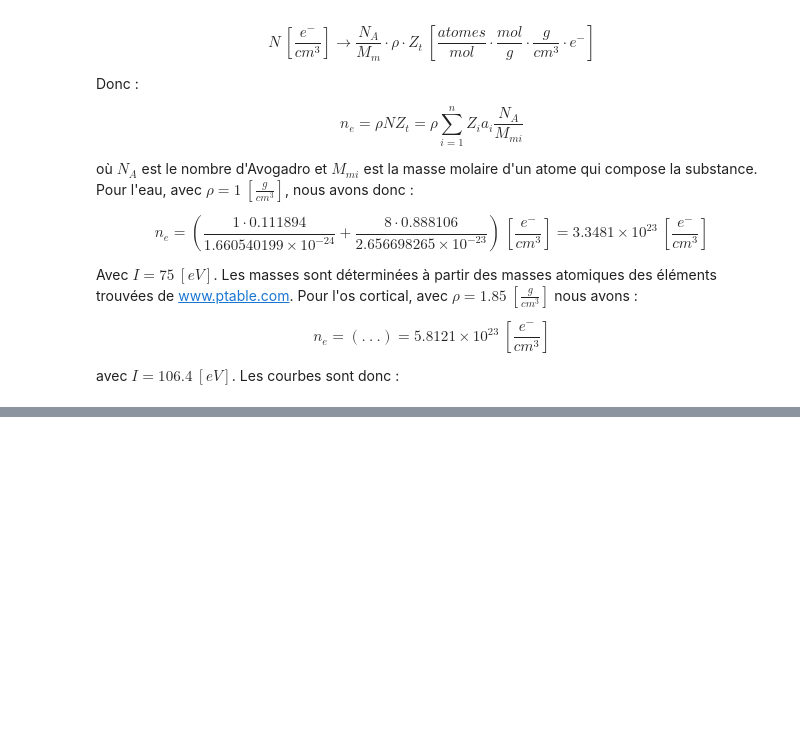
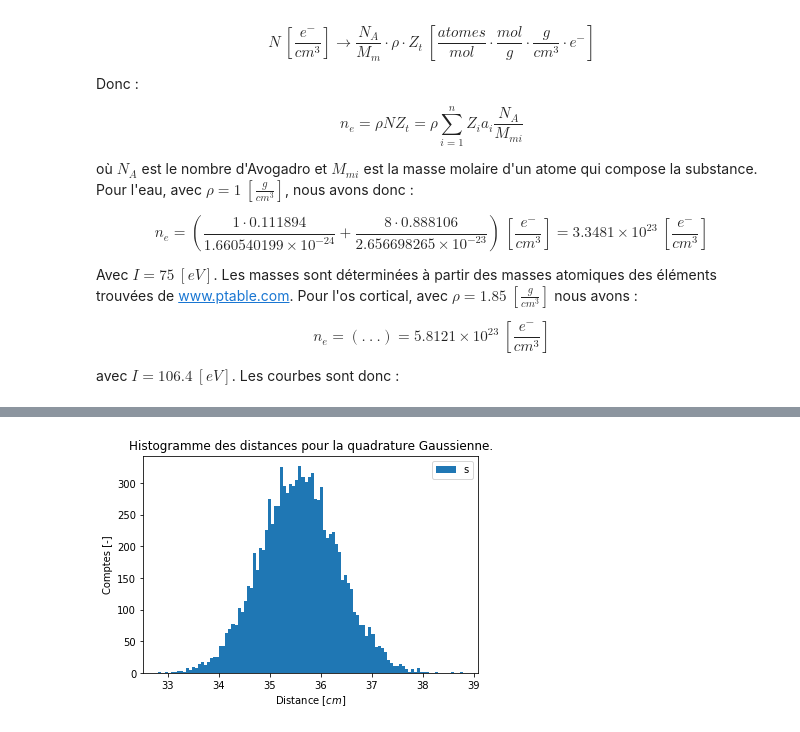
Before and after one commit to Theonegvb/phys_num_tp1, a Jupyter notebook: TP1_MFournier_GVollantBoule.ipynb, the cells around one changed output, grey strips where cells are left out. Cells and saved outputs as stored; diff of their text form; code cells hidden in the pictures; blank space fills up the shorter version.

```diff
--- a/TP1_MFournier_GVollantBoule.ipynb
+++ b/TP1_MFournier_GVollantBoule.ipynb
@@ -111,0 +306,84 @@ $$\rho=\frac{m}{V}~\left[\frac{g}{cm^3}\right]$$
+# %%
+def gaussianProtonsGenerator():
+    return random.normal(240, 3, 10000)
+
+
+def f(x):
+    i = 75 / 1000000
+    rElectron = 2.81e-13
+    nElectron = 3.3428e23
+    mElectron = 0.51099895000
+
+    g = gamma(x)
+    b = beta(g)
+    return 1 / (2 * pi * rElectron ** 2 * mElectron * nElectron * b ** -2 *
+                (np.log((2 * mElectron * b ** 2 * g ** 2 * tMax(g))/(i ** 2)) - 2 * b ** 2))
+
+
+def gaussxw(N):
+    # Initial approximation to roots of the Legendre polynomial
+    a = linspace(3, 4 * N - 1, N) / (4 * N + 2)
+    x = cos(pi * a + 1 / (8 * N * N * tan(a)))
+
+    # Find roots using Newton's method
+    epsilon = 1e-15
+    delta = 1.0
+    while delta>epsilon:
+        p0 = ones(N, float)
+        p1 = copy(x)
+        for k in range(1,N):
+            p0, p1 = p1,((2 * k + 1) * x * p1 - k * p0)/(k + 1)
+        dp = (N + 1)*(p0 - x * p1)/(1 - x * x)
+        dx = p1 / dp
+        x -= dx
+        delta = max(abs(dx))
+
+    # Calculate the weights
+    w = 2 * (N + 1) * (N + 1) / (N * N * (1 - x * x) * dp * dp)
+
+    return x, w
+
+
+def gaussianQuadrature(N, a, b):
+    x, w = gaussxw(N)
+    xp = 0.5 * (b - a) * x + 0.5 * (b + a)
+    wp = 0.5 * (b - a) * w
+
+    # Perform the integration
+    s = 0
+    for k in range(N):
+        s += wp[k] * f(xp[k])
+    return s
+
+
+def optimalQuadrature(a, b):
+    N = 10
+    s1 = gaussianQuadrature(N, a, b)
+    delta = 1
+    while delta >= 1e-9:
+        N += 1
+        s2 = gaussianQuadrature(N, a, b)
+        delta = s1 - s2
+        s1 = s2
+    return N
+
+
+protons = gaussianProtonsGenerator()
+
+N = optimalQuadrature(3, 240)
+distances = []
+for proton in protons:
+    a = 3
+    b = proton
+    distance = gaussianQuadrature(N, a, b)
+    distances.append(distance)
+
+plt.hist(distances, 100)
+plt.title("Histogramme des distances pour la quadrature Gaussienne.")
+plt.xlabel(r'Distance [$cm$]')
+plt.ylabel('Comptes [-]')
+plt.legend('show')
+plt.show()
+print('N après optimisation : ', N)
+# %% [output]
+[figure, added]
```
Also changed, not shown: parts of 14 cells of this notebook, 3 other files.
